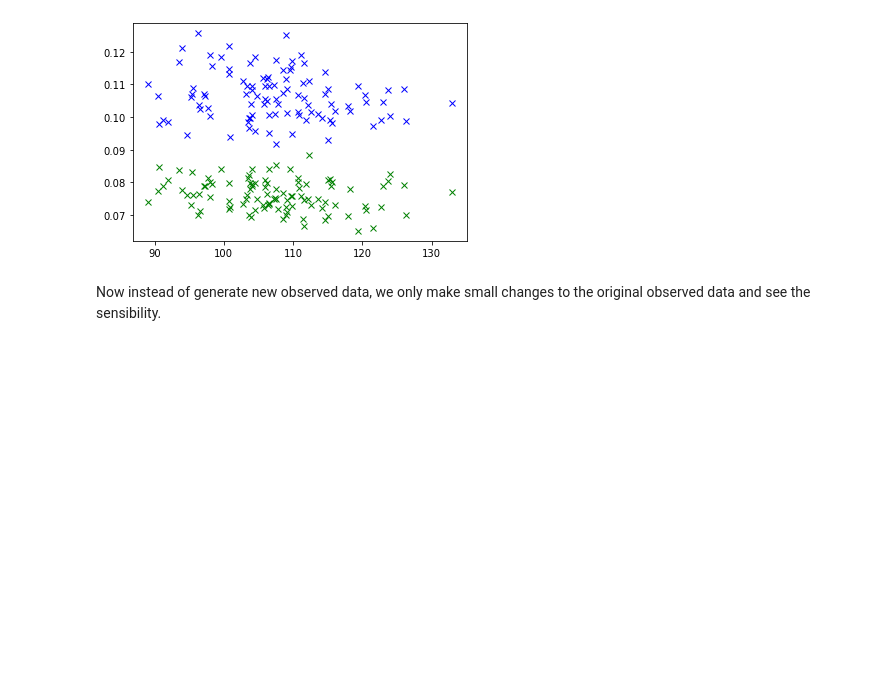
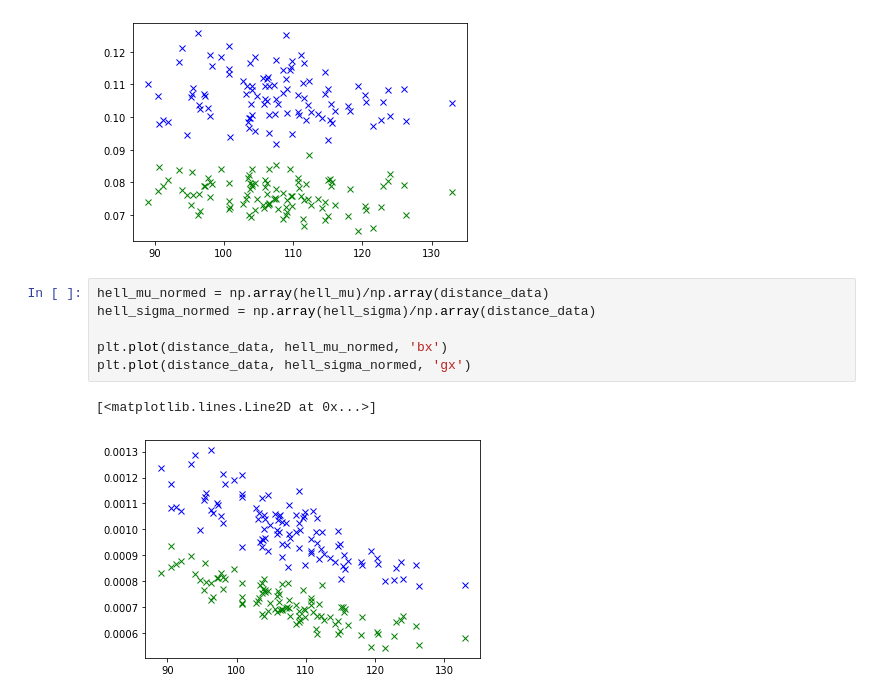
Before and after one commit to jiaao-wang98/Reconciling-Robustness-and-Interpretability-in-Machine-Learning, a Jupyter notebook: example_ABCpy.ipynb, the cells around one changed output. Saved outputs shown, nothing was run; the diff lists cells and outputs as text; blank space fills up the shorter version.

```diff
--- a/example_ABCpy.ipynb
+++ b/example_ABCpy.ipynb
@@ -936,5 +936,12 @@ plt.plot(distance_data, hell_sigma, 'gx')
 plt.show()
 # %% [output]
 [figure]
-# %% [markdown]
-Now instead of generate new observed data, we only make small changes to the original observed data and see the sensibility.
+# %%
+hell_mu_normed = np.array(hell_mu)/np.array(distance_data)
+hell_sigma_normed = np.array(hell_sigma)/np.array(distance_data)
+
+plt.plot(distance_data, hell_mu_normed, 'bx')
+plt.plot(distance_data, hell_sigma_normed, 'gx')
+# %% [output]
+[<matplotlib.lines.Line2D at 0x...>]
+[figure, added]
```
